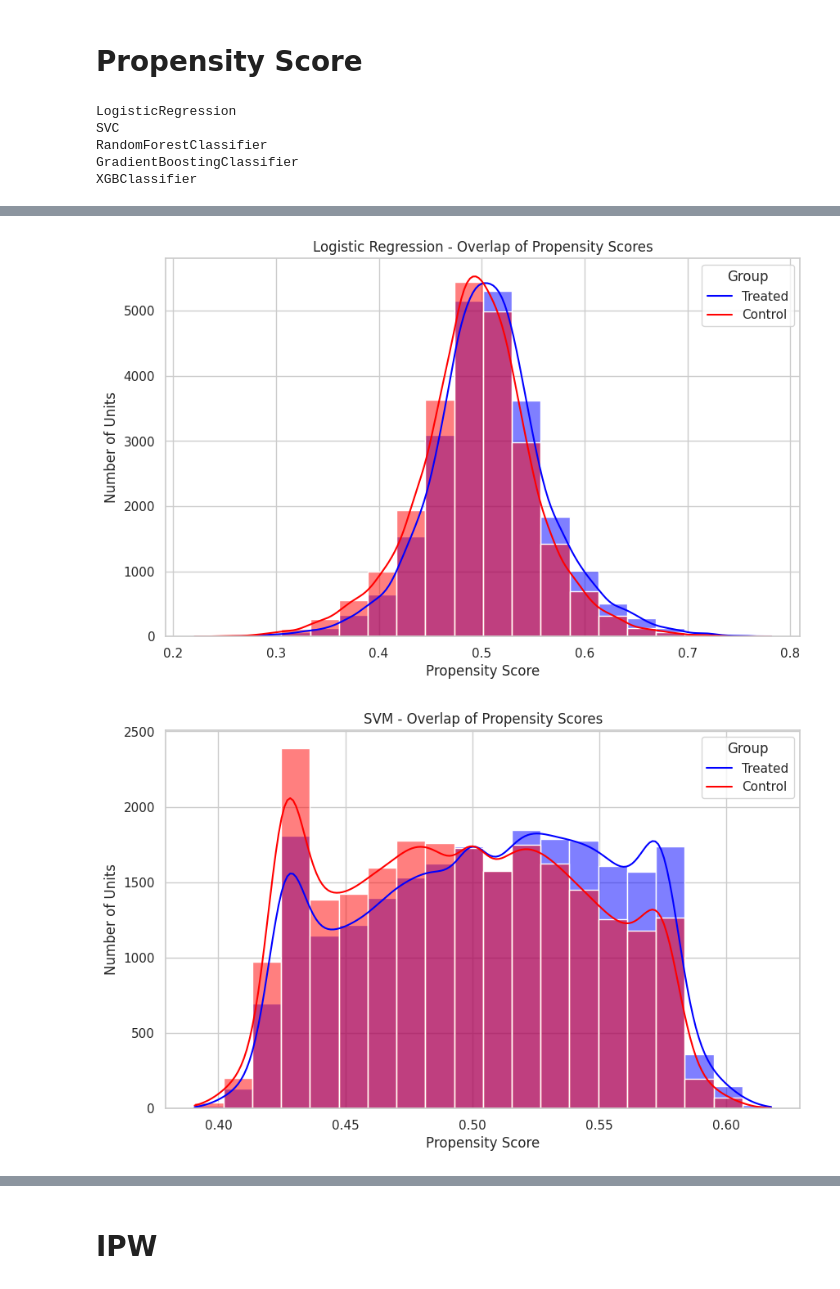
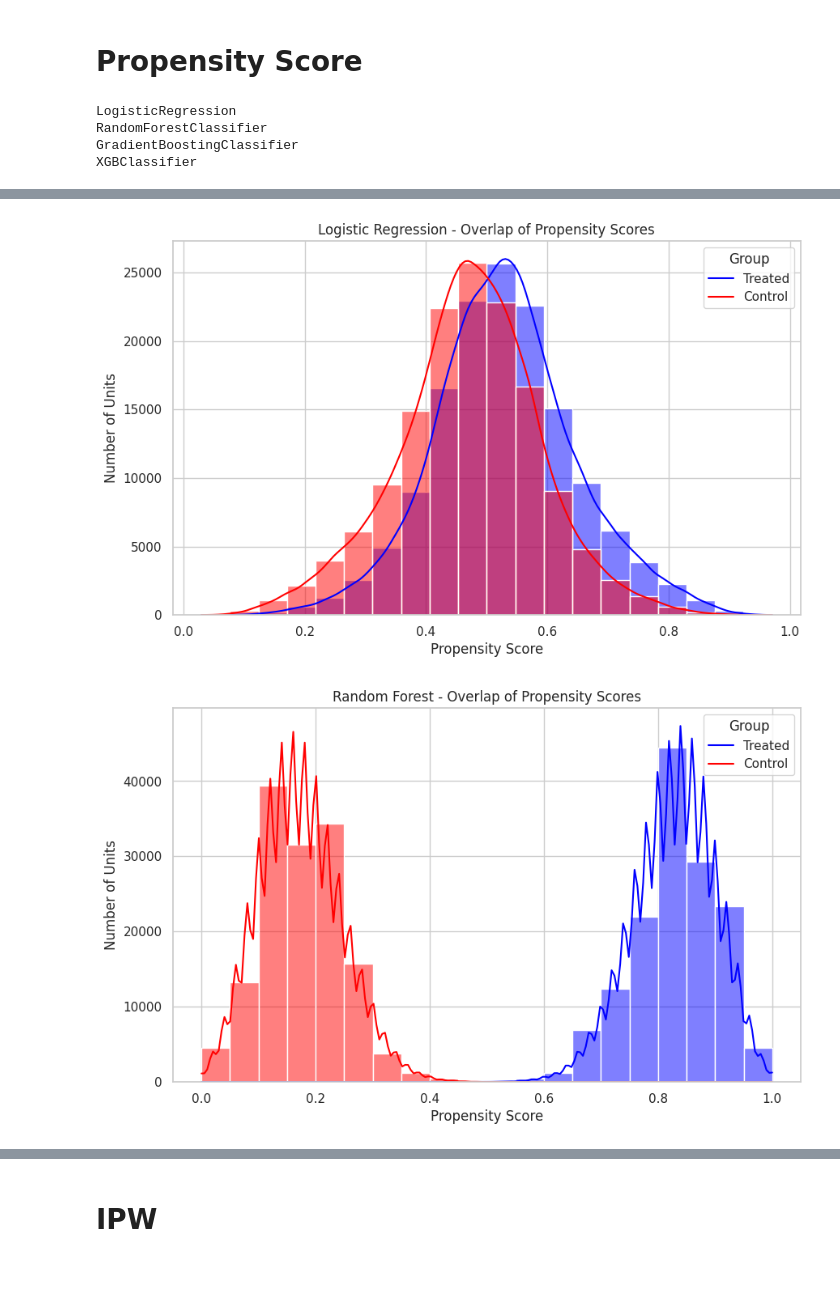
Before and after one commit to or1dado/Tennis-Momentum-Causal-Inference, a Jupyter notebook: ATE_methods.ipynb, the cells around one changed output, grey strips where cells are left out. Saved outputs shown, nothing was run; the diff lists cells and outputs as text; code cells hidden in the pictures.

Commit message:
full vs partial ate

```diff
--- a/ATE_methods.ipynb
+++ b/ATE_methods.ipynb
@@ -24,17 +26,18 @@ RANDOM_SEED = 42
 # %% [markdown]
 # Load Data
 # %%
-df = pd.read_csv('Final_Data/feature_df.csv', index_col=0)
+partial_df = pd.read_csv('Final_Data/feature_df.csv', index_col=0)
+full_df = pd.read_csv('Final_Data/full_scores_feature_df.csv', index_col=0)
+
 # train_df = pd.read_csv('Final_Data/train_feature_df.csv', index_col=0)
 # eval_df = pd.read_csv('Final_Data/eval_feature_df.csv', index_col=0)
 # %% [markdown]
 # Models
 # %%
-lr_model_class = partial(LogisticRegression, max_iter=10000)
-svm_model_class = partial(SVC, probability=True)
-rf_model_class = partial(RandomForestClassifier)
-gb_model_class = partial(GradientBoostingClassifier)
-xgb_model_class = partial(xgb.XGBClassifier)
+lr_model_class = partial(LogisticRegression, max_iter=10000, random_state=RANDOM_SEED)
+rf_model_class = partial(RandomForestClassifier, n_estimators=50, max_depth=50, random_state=RANDOM_SEED)
+gb_model_class = partial(GradientBoostingClassifier, n_estimators=10, max_depth=5, min_samples_leaf=5, learning_rate=0.5, random_state=RANDOM_SEED)
+xgb_model_class = partial(xgb.XGBClassifier, n_estimators=20, max_depth=20, learning_rate=0.2, subsample=0.6, random_state=RANDOM_SEED)
 
 # with open('Models.pkl', 'rb') as f:
 #     models = pickle.load(f)
@@ -66,28 +69,24 @@ def estemite_e(df, model):
     return y_pred_proba
 
 ############################ Propensity eval ################################
-propensity_score_lr = estemite_e(df, lr_model_class())
-propensity_score_svm = estemite_e(df, svm_model_class())
-propensity_score_rf = estemite_e(df, rf_model_class())
-propensity_score_gb = estemite_e(df, gb_model_class())
-propensity_score_xgb = estemite_e(df, xgb_model_class())
+propensity_score_lr = estemite_e(full_df, lr_model_class())
+propensity_score_rf = estemite_e(full_df, rf_model_class())
+propensity_score_gb = estemite_e(full_df, gb_model_class())
+propensity_score_xgb = estemite_e(full_df, xgb_model_class())
 # %% [output]
 LogisticRegression
-SVC
 RandomForestClassifier
 GradientBoostingClassifier
 XGBClassifier
 # %%
-plot_calibration_curve(df['T'], {'Logistic Regression': propensity_score_lr,
-                                        'SVM': propensity_score_svm,
+plot_calibration_curve(full_df['T'], {'Logistic Regression': propensity_score_lr,
                                         'Random Forest': propensity_score_rf,
                                         'GRADIENT BOOSTING': propensity_score_gb,
                                         'XGBOOST': propensity_score_xgb,
                                         })
 
-plot_overlap(df['T'], propensity_score_lr, model_name='Logistic Regression')
-plot_overlap(df['T'], propensity_score_svm, model_name='SVM')
-plot_overlap(df['T'], propensity_score_rf, model_name='Random Forest')
-plot_overlap(df['T'], propensity_score_gb, model_name='GRADIENT BOOSTING')
-plot_overlap(df['T'], propensity_score_xgb, model_name='XGBOOST')
+plot_overlap(full_df['T'], propensity_score_lr, model_name='Logistic Regression')
+plot_overlap(full_df['T'], propensity_score_rf, model_name='Random Forest')
+plot_overlap(full_df['T'], propensity_score_gb, model_name='GRADIENT BOOSTING')
+plot_overlap(full_df['T'], propensity_score_xgb, model_name='XGBOOST')
 # %% [output]
@@ -95,2 +94,2 @@ plot_overlap(df['T'], propensity_score_xgb, model_name='XGBOOST')
-[figure, old version]
+[figure, new version]
-[figure, old version]
+[figure, new version]
```
Also changed, not shown: parts of 14 cells of this notebook, 5 other files.
